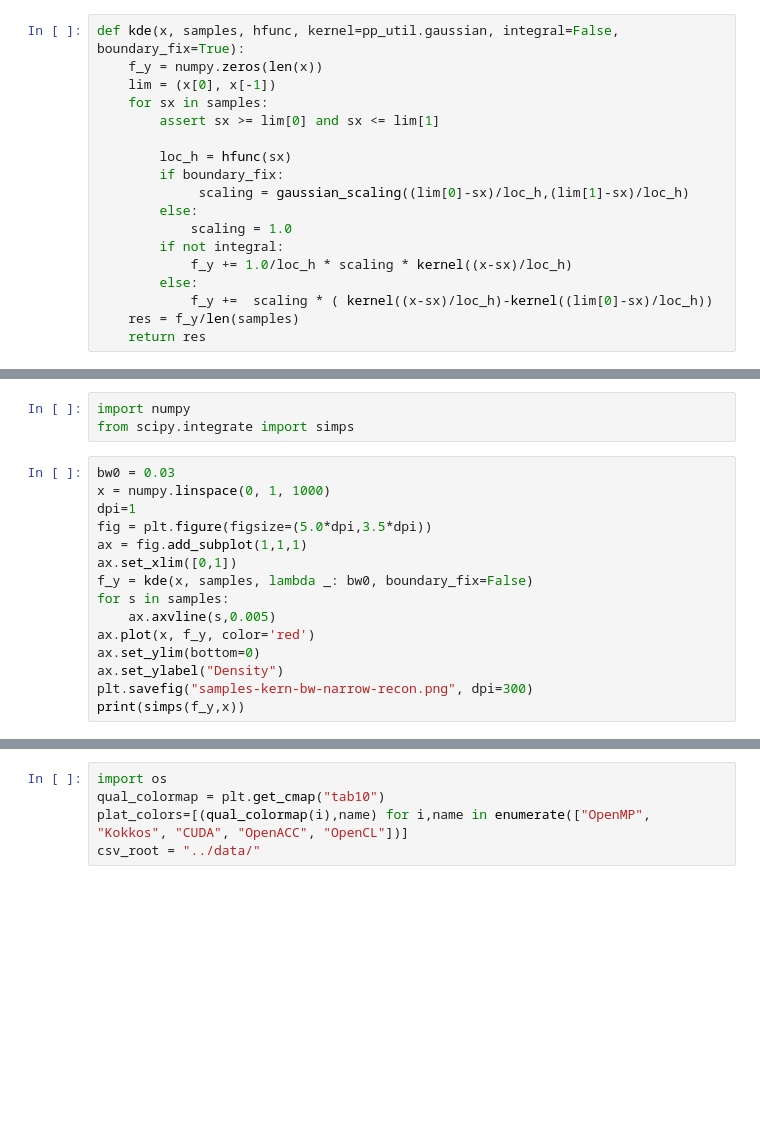
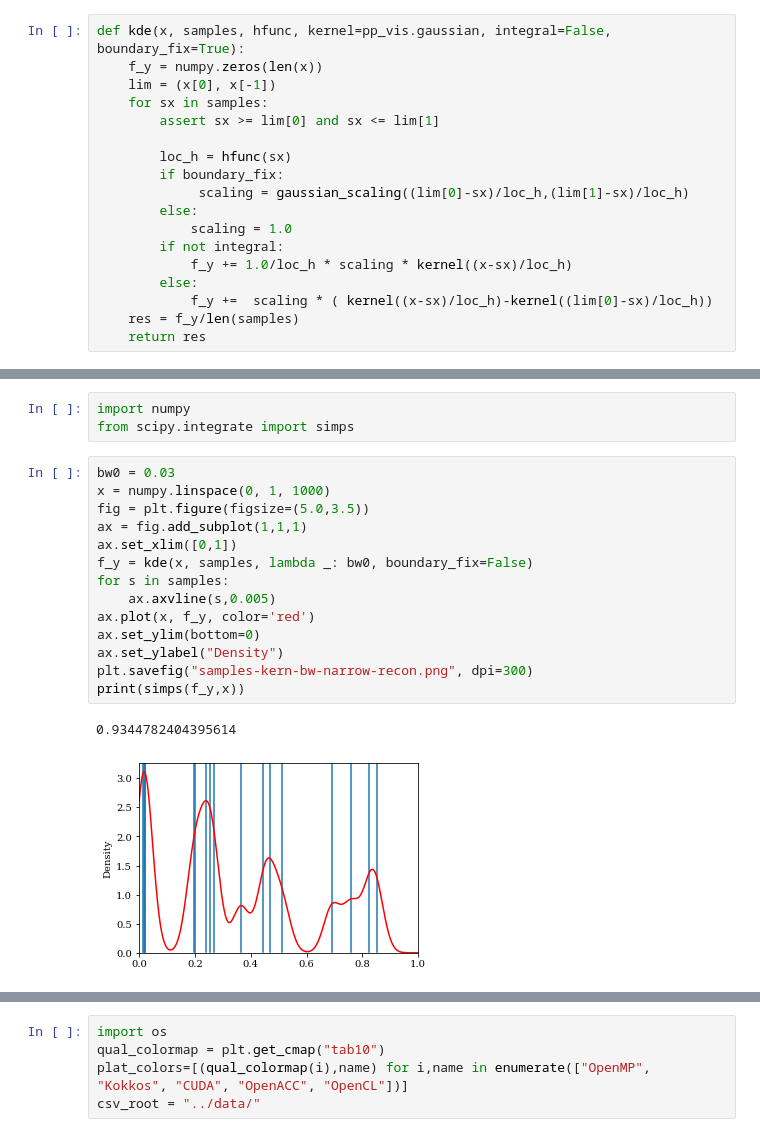
Before and after one commit to UoB-HPC/performance-portability, a Jupyter notebook: metrics/scripts/Adaptive Kernel Density Estimation.ipynb, the cells around one changed output, grey strips where cells are left out. Drawn from its saved outputs; the diff is of its cells as text; blank space fills up the shorter version.

```diff
--- a/metrics/scripts/Adaptive Kernel Density Estimation.ipynb
+++ b/metrics/scripts/Adaptive Kernel Density Estimation.ipynb
@@ -43,7 +44,7 @@ def bw_estimate(samples):
     sigma = numpy.std(samples)
     return ((4*sigma**5.0)/(3.0*len(samples)))**(1.0/5.0)
 # %%
-def kde(x, samples, hfunc, kernel=pp_util.gaussian, integral=False, boundary_fix=True):
+def kde(x, samples, hfunc, kernel=pp_vis.gaussian, integral=False, boundary_fix=True):
     f_y = numpy.zeros(len(x))
     lim = (x[0], x[-1])
     for sx in samples:
@@ -113,18 +118,20 @@ from scipy.integrate import simps
 # %%
 bw0 = 0.03
 x = numpy.linspace(0, 1, 1000)
-dpi=1
-fig = plt.figure(figsize=(5.0*dpi,3.5*dpi))
+fig = plt.figure(figsize=(5.0,3.5))
 ax = fig.add_subplot(1,1,1)
 ax.set_xlim([0,1])
 f_y = kde(x, samples, lambda _: bw0, boundary_fix=False)
 for s in samples:
     ax.axvline(s,0.005)
 ax.plot(x, f_y, color='red')
 ax.set_ylim(bottom=0)
 ax.set_ylabel("Density")
 plt.savefig("samples-kern-bw-narrow-recon.png", dpi=300)
 print(simps(f_y,x))
+# %% [output]
+0.9344782404395614
+[figure, added]
 # %%
 bw0 = 0.2
 x = numpy.linspace(0, 1, 1000)
```
Also changed, not shown: parts of 26 cells of this notebook.
